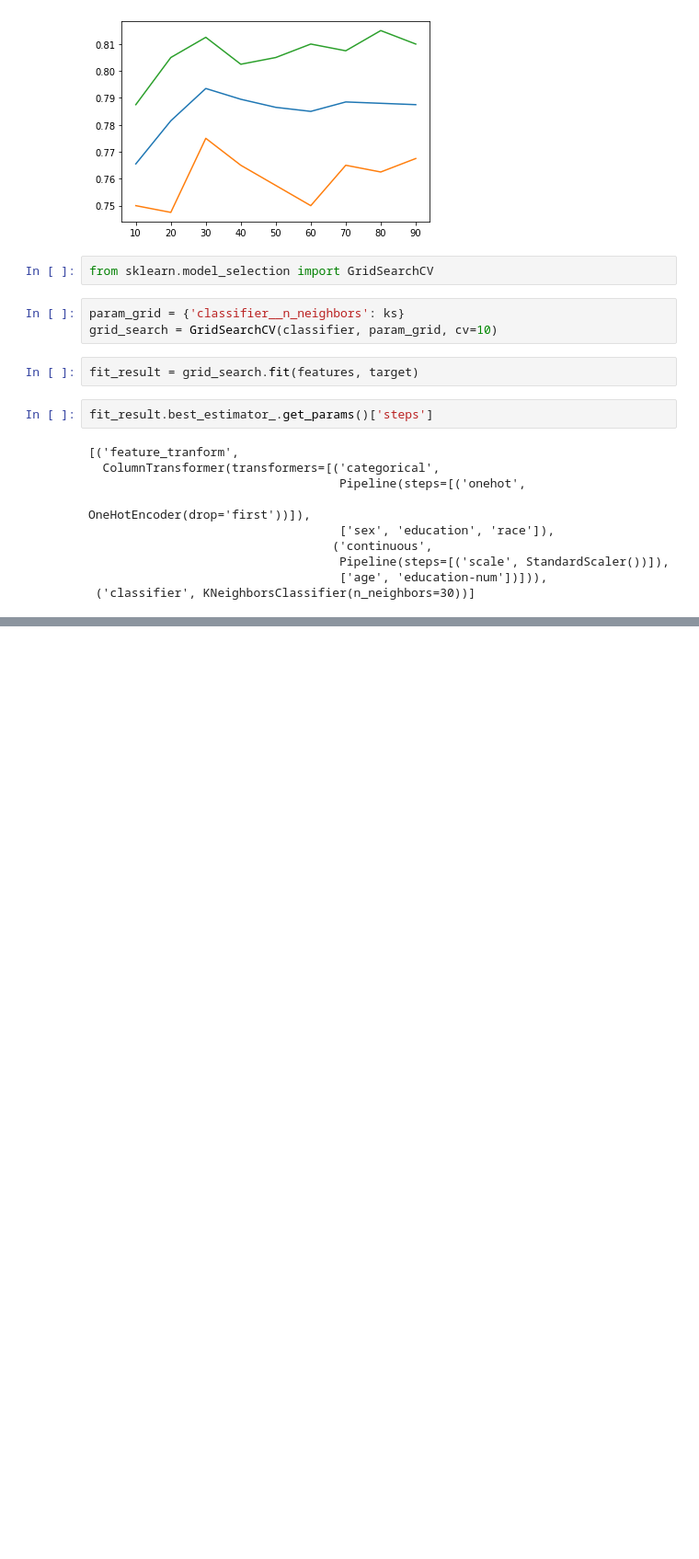
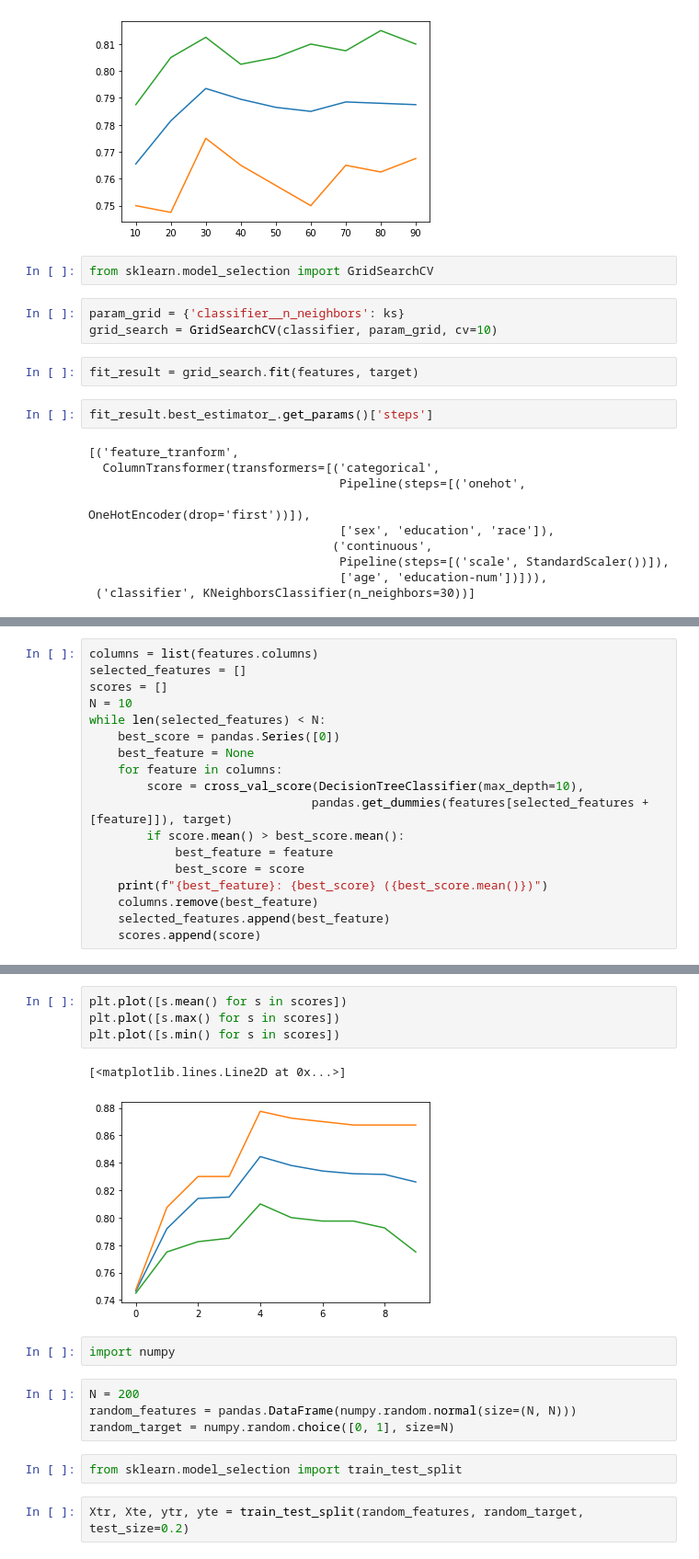
Before and after one commit to dhesse/IN-STK5000-Notebooks-2020, a Jupyter notebook: notebooks/Lecture 03a - More Sklearn.ipynb, the cells around one changed output, grey strips where cells are left out. Shown: that part at 92% size. Drawn from its saved outputs; the diff is of its cells as text; blank space fills up the shorter version.

```diff
--- a/notebooks/Lecture 03a - More Sklearn.ipynb
+++ b/notebooks/Lecture 03a - More Sklearn.ipynb
@@ -171,0 +204,18 @@ fit_result.best_estimator_.get_params()['steps']
+# %%
+columns = list(features.columns)
+selected_features = []
+scores = []
+N = 10
+while len(selected_features) < N:
+    best_score = pandas.Series([0])
+    best_feature = None
+    for feature in columns:
+        score = cross_val_score(DecisionTreeClassifier(max_depth=10),
+                               pandas.get_dummies(features[selected_features + [feature]]), target)
+        if score.mean() > best_score.mean():
+            best_feature = feature
+            best_score = score
+    print(f"{best_feature}: {best_score} ({best_score.mean()})")
+    columns.remove(best_feature)
+    selected_features.append(best_feature)
+    scores.append(score)
@@ -171,0 +233,17 @@ fit_result.best_estimator_.get_params()['steps']
+# %%
+plt.plot([s.mean() for s in scores])
+plt.plot([s.max() for s in scores])
+plt.plot([s.min() for s in scores])
+# %% [output]
+[<matplotlib.lines.Line2D at 0x...>]
+[figure, added]
+# %%
+import numpy
+# %%
+N = 200
+random_features = pandas.DataFrame(numpy.random.normal(size=(N, N)))
+random_target = numpy.random.choice([0, 1], size=N)
+# %%
+from sklearn.model_selection import train_test_split
+# %%
+Xtr, Xte, ytr, yte = train_test_split(random_features, random_target, test_size=0.2)
```
Also changed, not shown: parts of 20 cells of this notebook.
